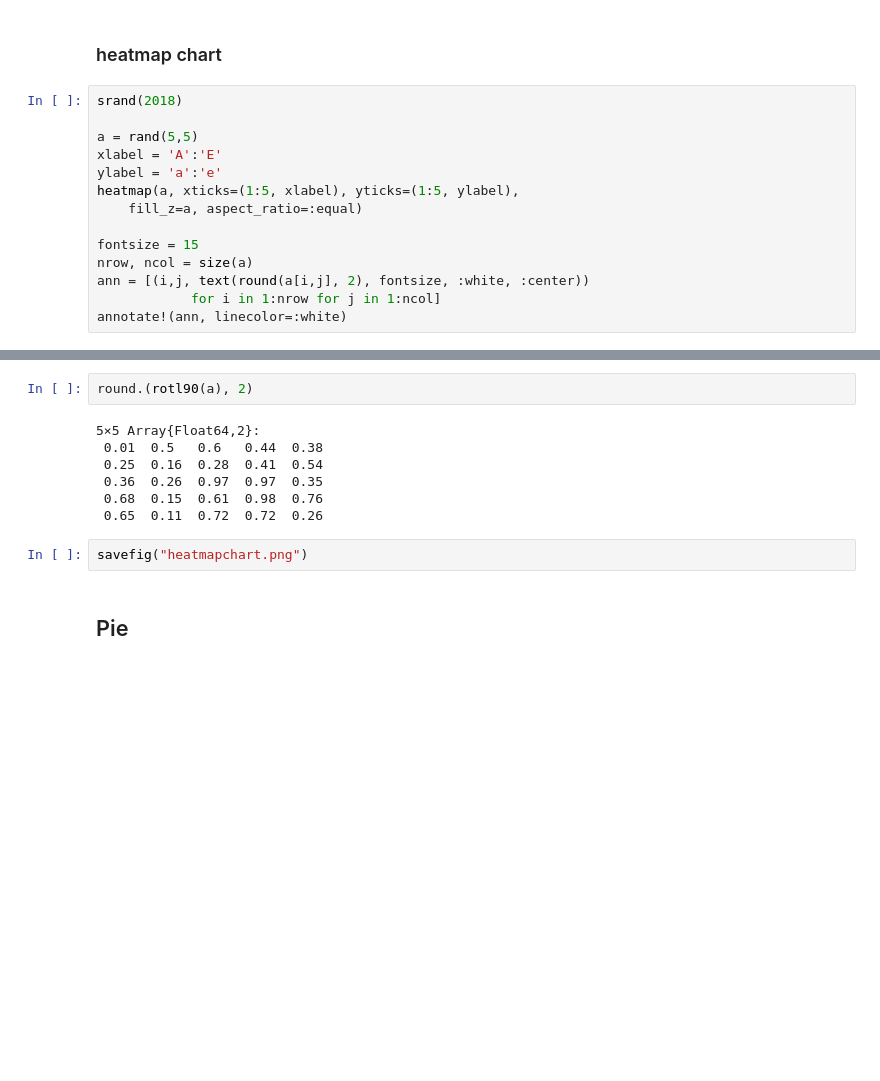
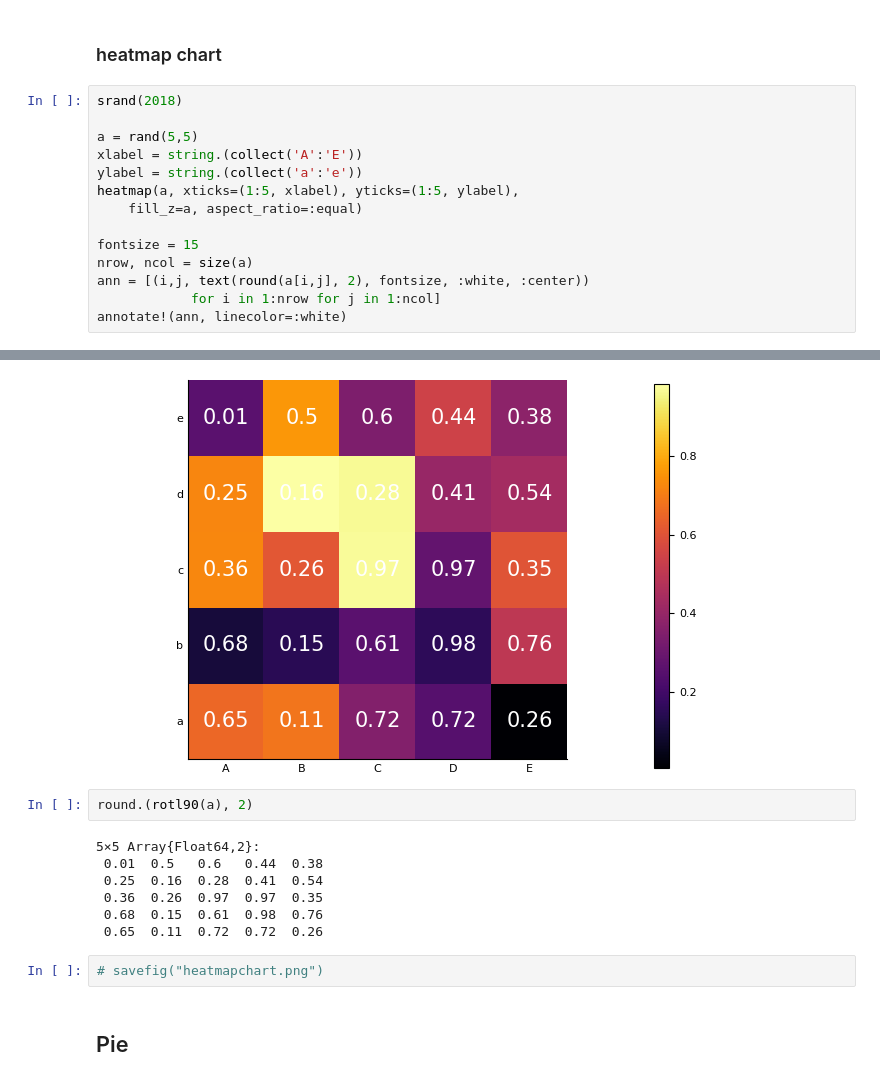
Before and after one commit to goropikari/PlotsGallery.jl, a Jupyter notebook: PlotsGallery.ipynb, the cells around one changed output, grey strips where cells are left out. Drawn from its saved outputs; the diff is of its cells as text; blank space fills up the shorter version.

```diff
--- a/PlotsGallery.ipynb
+++ b/PlotsGallery.ipynb
@@ -298,8 +305,8 @@ savefig("boxplot.png")
 srand(2018)
 
 a = rand(5,5)
-xlabel = 'A':'E'
-ylabel = 'a':'e'
+xlabel = string.(collect('A':'E'))
+ylabel = string.(collect('a':'e'))
 heatmap(a, xticks=(1:5, xlabel), yticks=(1:5, ylabel),
     fill_z=a, aspect_ratio=:equal)
 
@@ -313,3 +319,4 @@ annotate!(ann, linecolor=:white)
+[figure, added]
 # %%
 round.(rotl90(a), 2)
 # %% [output]
@@ -320,7 +327,7 @@ round.(rotl90(a), 2)
  0.68  0.15  0.61  0.98  0.76
  0.65  0.11  0.72  0.72  0.26
 # %%
-savefig("heatmapchart.png")
+# savefig("heatmapchart.png")
 # %% [markdown]
 ## Pie
 # %%
```
Also changed, not shown: parts of 101 cells of this notebook, 7 other files.
